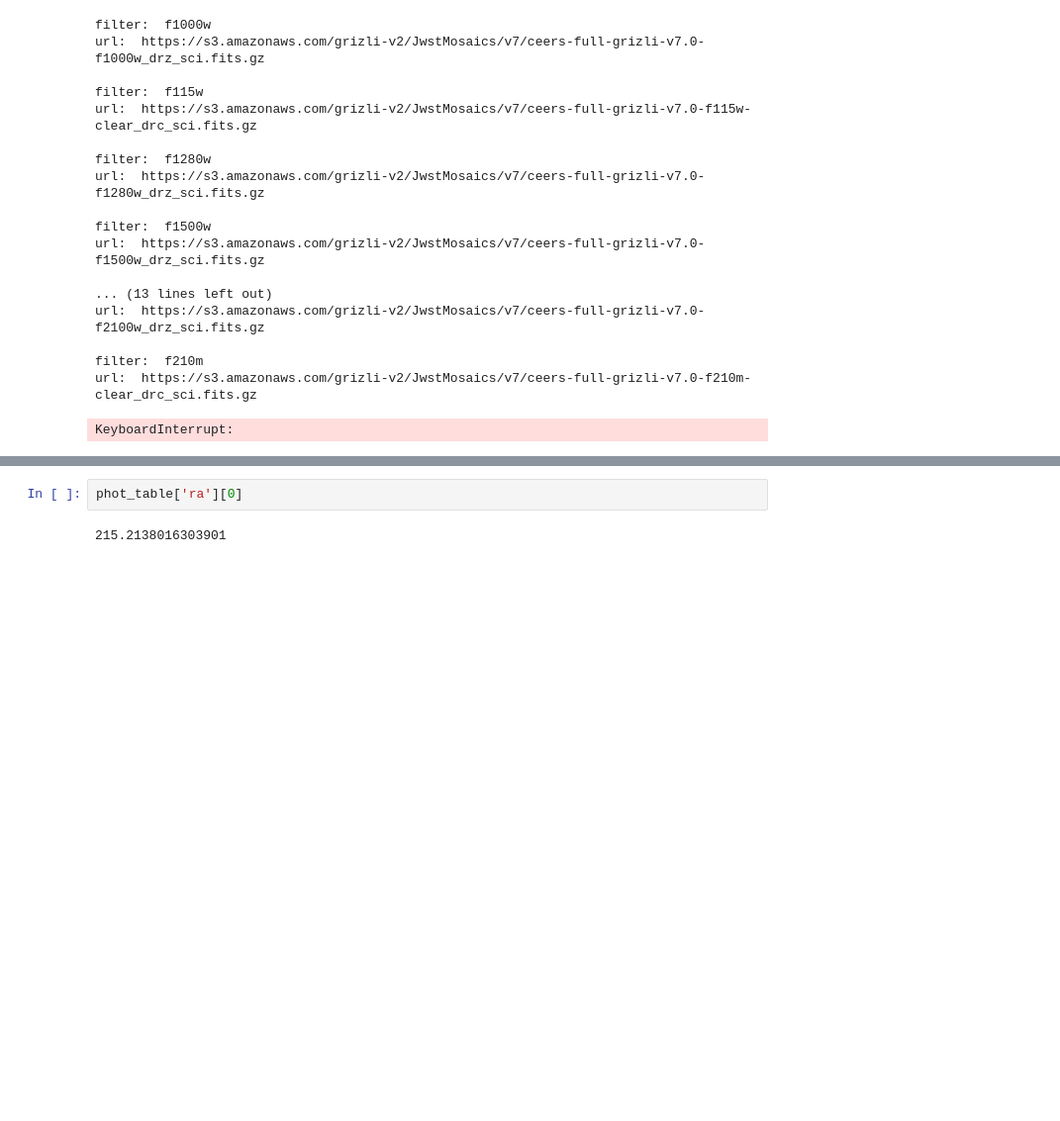
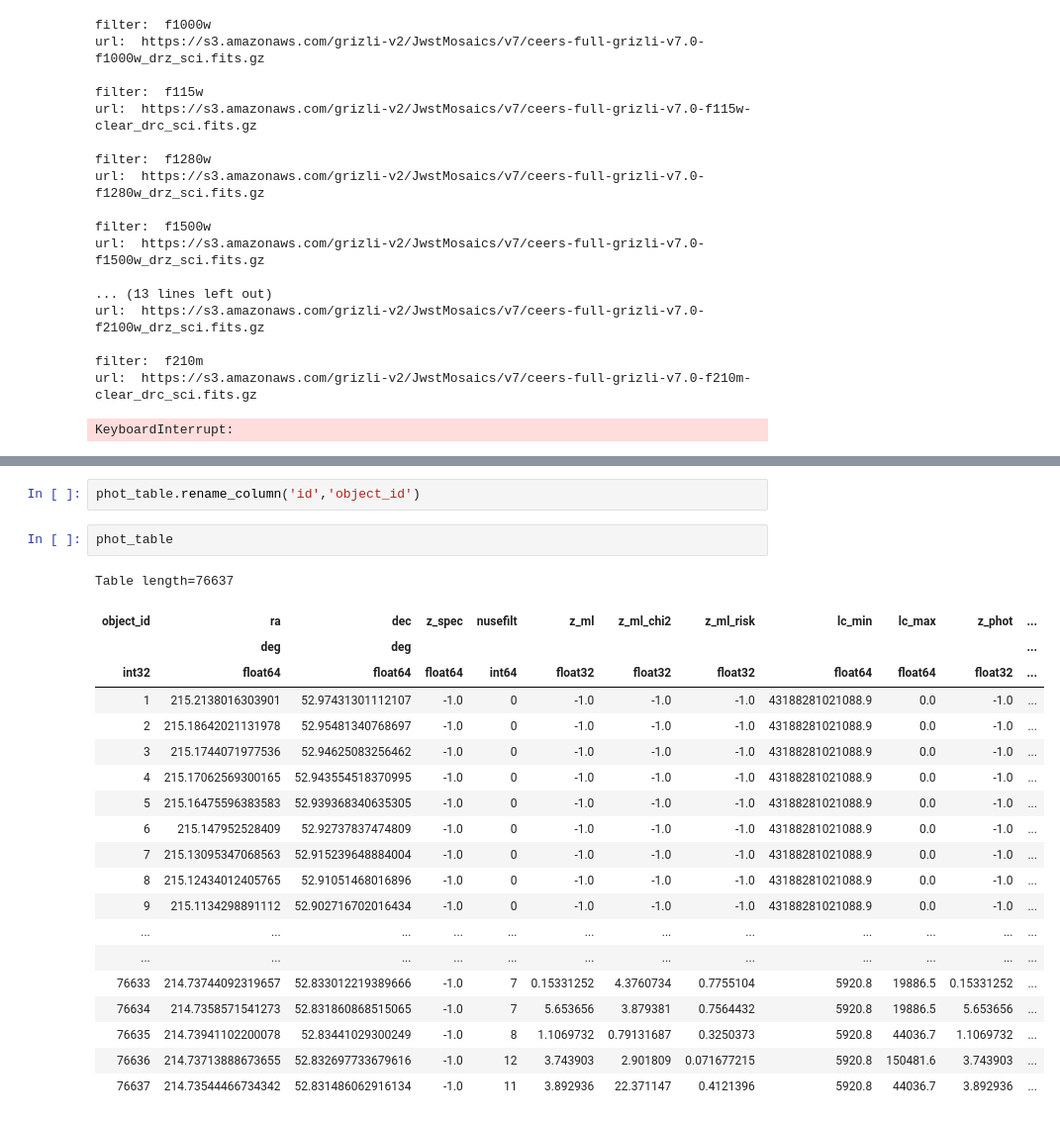
Before and after one commit to AstroPile/AstroPile_prototype, a Jupyter notebook: scripts/jwst/get_cosmosweb.ipynb, the cells around one changed output, grey strips where cells are left out. Shown: that part at 99% size. Cells and saved outputs as stored; diff of their text form; blank space fills up the shorter version.

```diff
--- a/scripts/jwst/get_cosmosweb.ipynb
+++ b/scripts/jwst/get_cosmosweb.ipynb
@@ -148,7 +132,28 @@ Table length=76637
+# %%
+phot_table.rename_column('id','object_id')
 # %%
-phot_table['ra'][0]
+phot_table
 # %% [output]
-215.2138016303901
+Table length=76637
+| object_id | ra | dec | z_spec | nusefilt | z_ml | z_ml_chi2 | z_ml_risk | lc_min | lc_max | z_phot | ... |
+|  | deg | deg |  |  |  |  |  |  |  |  | ... |
+| int32 | float64 | float64 | float64 | int64 | float32 | float32 | float32 | float64 | float64 | float32 | ... |
+| 1 | 215.2138016303901 | 52.97431301112107 | -1.0 | 0 | -1.0 | -1.0 | -1.0 | 43188281021088.9 | 0.0 | -1.0 | ... |
+| 2 | 215.18642021131978 | 52.95481340768697 | -1.0 | 0 | -1.0 | -1.0 | -1.0 | 43188281021088.9 | 0.0 | -1.0 | ... |
+| 3 | 215.1744071977536 | 52.94625083256462 | -1.0 | 0 | -1.0 | -1.0 | -1.0 | 43188281021088.9 | 0.0 | -1.0 | ... |
+| 4 | 215.17062569300165 | 52.943554518370995 | -1.0 | 0 | -1.0 | -1.0 | -1.0 | 43188281021088.9 | 0.0 | -1.0 | ... |
+| 5 | 215.16475596383583 | 52.939368340635305 | -1.0 | 0 | -1.0 | -1.0 | -1.0 | 43188281021088.9 | 0.0 | -1.0 | ... |
+| 6 | 215.147952528409 | 52.92737837474809 | -1.0 | 0 | -1.0 | -1.0 | -1.0 | 43188281021088.9 | 0.0 | -1.0 | ... |
+| 7 | 215.13095347068563 | 52.915239648884004 | -1.0 | 0 | -1.0 | -1.0 | -1.0 | 43188281021088.9 | 0.0 | -1.0 | ... |
+| 8 | 215.12434012405765 | 52.91051468016896 | -1.0 | 0 | -1.0 | -1.0 | -1.0 | 43188281021088.9 | 0.0 | -1.0 | ... |
+| 9 | 215.1134298891112 | 52.902716702016434 | -1.0 | 0 | -1.0 | -1.0 | -1.0 | 43188281021088.9 | 0.0 | -1.0 | ... |
+| ... | ... | ... | ... | ... | ... | ... | ... | ... | ... | ... | ... |
+| ... | ... | ... | ... | ... | ... | ... | ... | ... | ... | ... | ... |
+| 76633 | 214.73744092319657 | 52.833012219389666 | -1.0 | 7 | 0.15331252 | 4.3760734 | 0.7755104 | 5920.8 | 19886.5 | 0.15331252 | ... |
+| 76634 | 214.7358571541273 | 52.831860868515065 | -1.0 | 7 | 5.653656 | 3.879381 | 0.7564432 | 5920.8 | 19886.5 | 5.653656 | ... |
+| 76635 | 214.73941102200078 | 52.83441029300249 | -1.0 | 8 | 1.1069732 | 0.79131687 | 0.3250373 | 5920.8 | 44036.7 | 1.1069732 | ... |
+| 76636 | 214.73713888673655 | 52.832697733679616 | -1.0 | 12 | 3.743903 | 2.901809 | 0.071677215 | 5920.8 | 150481.6 | 3.743903 | ... |
+| 76637 | 214.73544466734342 | 52.831486062916134 | -1.0 | 11 | 3.892936 | 22.371147 | 0.4121396 | 5920.8 | 44036.7 | 3.892936 | ... |
 # %%
 import os
 import glob
```
Also changed, not shown: parts of 12 cells of this notebook.
